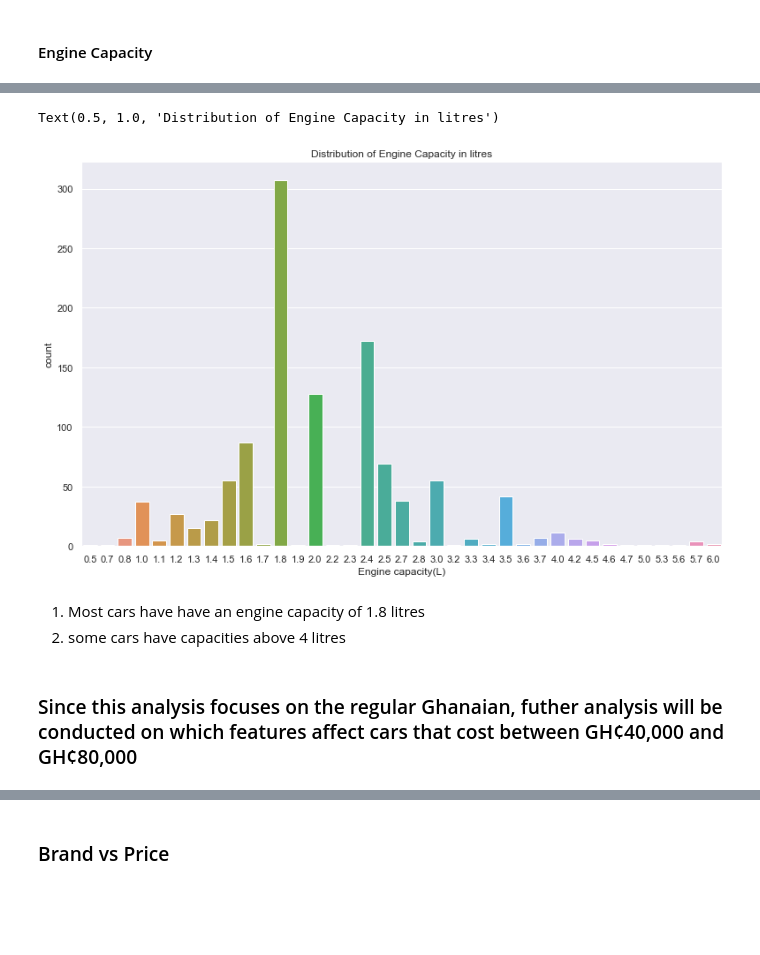
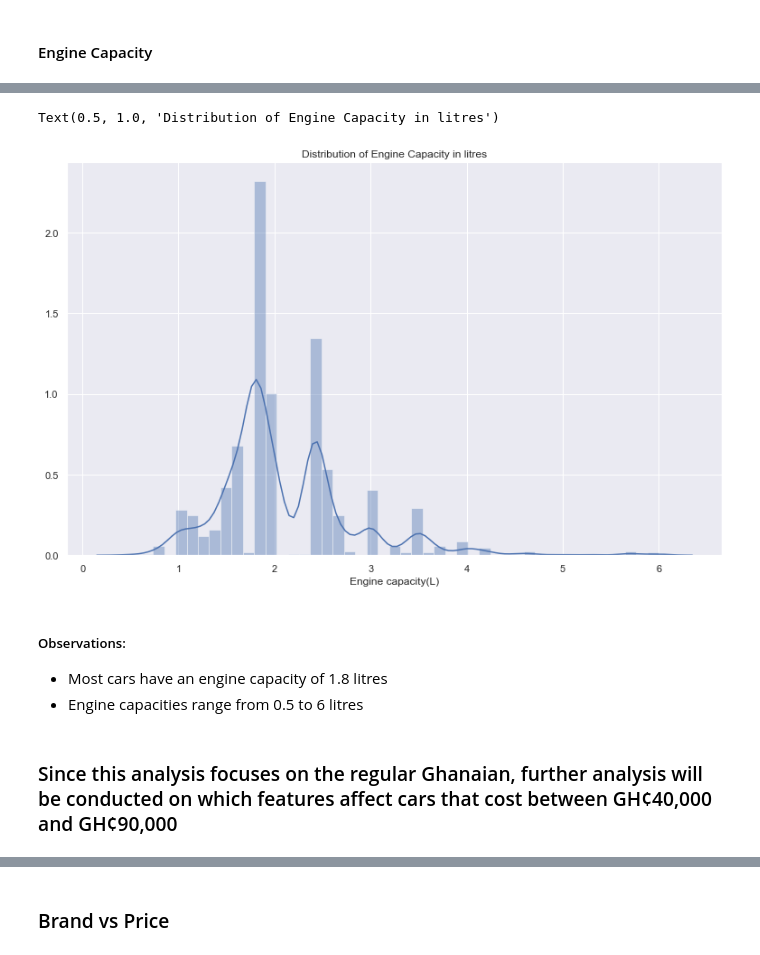
Before and after one commit to GeekiAdubea/Car-Portal-Analysis-Ghana, a Jupyter notebook: Car Portal EDA.ipynb, the cells around one changed output, grey strips where cells are left out. Cells and saved outputs as stored; diff of their text form; code cells hidden in the pictures; blank space fills up the shorter version.

```diff
--- a/Car Portal EDA.ipynb
+++ b/Car Portal EDA.ipynb
@@ -343,0 +354,9 @@ plt.xticks(rotation=45)
+# %%
+def combine(val):
+    if val in ['Estate', 'Coupé/Sports', 'MPV', 'Convertible']:
+        val = 'Other'
+    else:
+        pass
+    return val
+# %%
+data['Body type'] = data['Body type'].apply(lambda x: combine(x))
@@ -368,6 +395,6 @@ Since there are very small values of other fuel types, it will be grouped into a
 # %%
 def combine(val):
-    if val in ['Other', 'Hybrid', 'Petrol, Hybrid', 'CNG', 'Petrol, Other', 'Diesel, Petrol']:
+    if val not in ['Petrol', 'Diesel']:
         val = 'Other'
     else:
         pass
@@ -481,3 +488,5 @@ It is almost impossible to have a mileage of 0km because even for a new car, it
+# %%
+data = data[data['Mileage(km)'] > 0]
 # %% [markdown]
 #### Engine Capacity
 # %%
@@ -511,13 +504,15 @@ Name: Engine capacity(L), dtype: int64
 # %%
 fig, ax = plt.subplots(figsize=(13, 8))
-sns.countplot(x = 'Engine capacity(L)', data=data)
+sns.distplot(data['Engine capacity(L)'])
 plt.title("Distribution of Engine Capacity in litres")
 # %% [output]
 Text(0.5, 1.0, 'Distribution of Engine Capacity in litres')
-[figure, old version]
+[figure, new version]
 # %% [markdown]
-1. Most cars have have an engine capacity of 1.8 litres
-2. some cars have capacities above 4 litres
+##### Observations:
+
+* Most cars have an engine capacity of 1.8 litres
+* Engine capacities range from 0.5 to 6 litres
 # %% [markdown]
-### Since this analysis focuses on the regular Ghanaian, futher analysis will be conducted on which features affect cars that cost between GH¢40,000 and GH¢80,000
+### Since this analysis focuses on the regular Ghanaian, further analysis will be conducted on which features affect cars that cost between GH¢40,000 and GH¢90,000
 # %%
```
Also changed, not shown: parts of 127 cells of this notebook.
